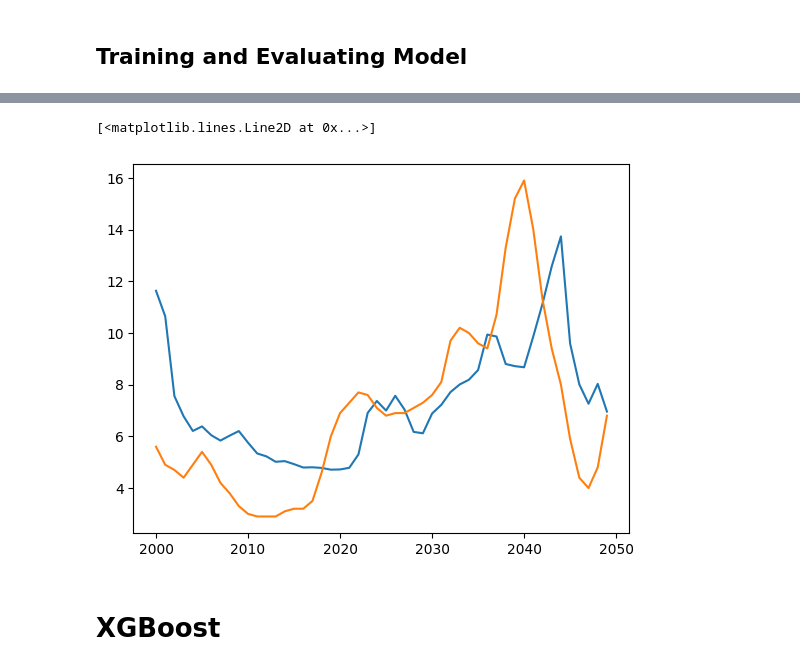
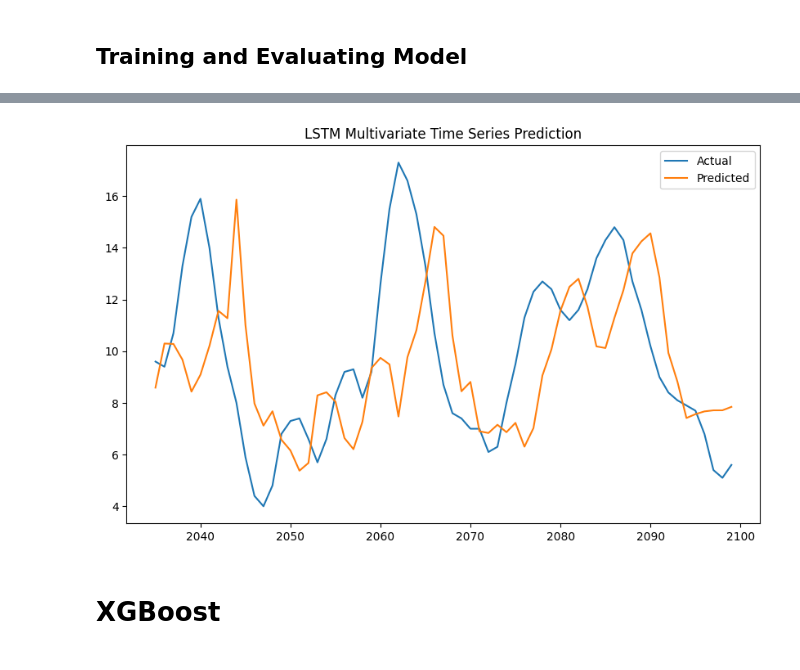
Before and after one commit to anikdem01/blood_glucose_prediction, a Jupyter notebook: lstm_timeseries_glucose.ipynb, the cells around one changed output, grey strips where cells are left out. Drawn from its saved outputs; the diff is of its cells as text; code cells hidden in the pictures.

```diff
--- a/lstm_timeseries_glucose.ipynb
+++ b/lstm_timeseries_glucose.ipynb
@@ -62,7 +131,7 @@ X_train.shape, y_train.shape, X_val.shape, y_val.shape, X_test.shape, y_test.sha
 # %%
-X_train = X_train.reshape(140000, 216, 1)
-X_val = X_val.reshape(20000, 216, 1)
-X_test = X_test.reshape(17024, 216, 1)
+X_train = X_train.reshape(140000, 20, 1)
+X_val = X_val.reshape(20000, 20, 1)
+X_test = X_test.reshape(17024, 20, 1)
 
 X_train.shape, y_train.shape, X_val.shape, y_val.shape, X_test.shape, y_test.shape
 # %% [output]
@@ -105,9 +174,9 @@ Model: "sequential"
  Non-trainable params: 0 (0.00 B)
 # %%
 cp = ModelCheckpoint('modelm.keras', save_best_only=True)
-modelm.compile(loss=MeanSquaredError(), optimizer=Adam(learning_rate=0.001), metrics=[RootMeanSquaredError()])
+modelm.compile(loss=MeanSquaredError(), optimizer=Adam(learning_rate=0.0001), metrics=[RootMeanSquaredError()])
 # %% [markdown]
 ## Training and Evaluating Model
 # %%
-modelm.fit(X_train, y_train, validation_data=(X_val, y_val), epochs=15, callbacks=[cp])
+modelm.fit(X_train, y_train, validation_data=(X_val, y_val), epochs=30, callbacks=[cp])
 # %% [output]
@@ -140,5 +209,8 @@ train_predictions = modelm.predict(X_train)
 train_actual = y_train.flatten()
 train_predictions = train_predictions.flatten()
 
-train_results = pd.DataFrame(data={'Train Predictions':train_predictions, 'Actuals':train_actual})
-train_results
+# train_results = pd.DataFrame(data={'Train Predictions':train_predictions, 'Actuals':train_actual})
+# train_results
+
+y_test = pd.DataFrame(train_actual)
+y_pred = pd.DataFrame(train_predictions)
@@ -159,10 +217,16 @@ train_results
-# %%
-import matplotlib.pyplot as plt
-plt.plot(train_results['Train Predictions'][2000:2050])
-plt.plot(train_results['Actuals'][2000:2050])
-# %% [output]
-[<matplotlib.lines.Line2D at 0x...>]
-[figure, removed]
+# %%
+import matplotlib.pyplot as plt
+
+plt.figure(figsize=(10, 6))
+
+range1, range2 = 2035, 2100
+plt.plot(y_test.index[range1:range2], y_test[range1:range2], label='Actual')
+plt.plot(y_test.index[range1:range2], y_pred[range1:range2], label='Predicted')
+plt.legend()
+plt.title('LSTM Multivariate Time Series Prediction')
+plt.show()
+# %% [output]
+[figure, added]
 # %% [markdown]
 # XGBoost
 # %% [markdown]
```
Also changed, not shown: parts of 17 cells of this notebook.
